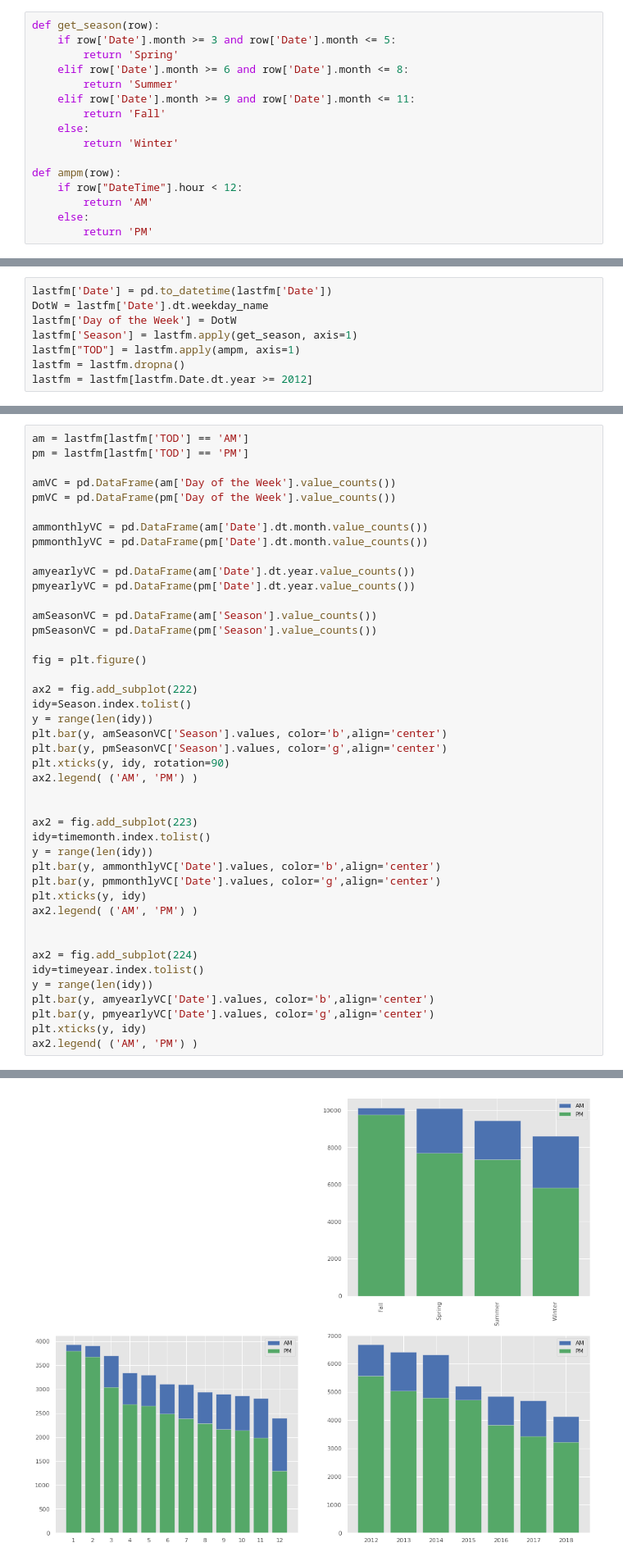
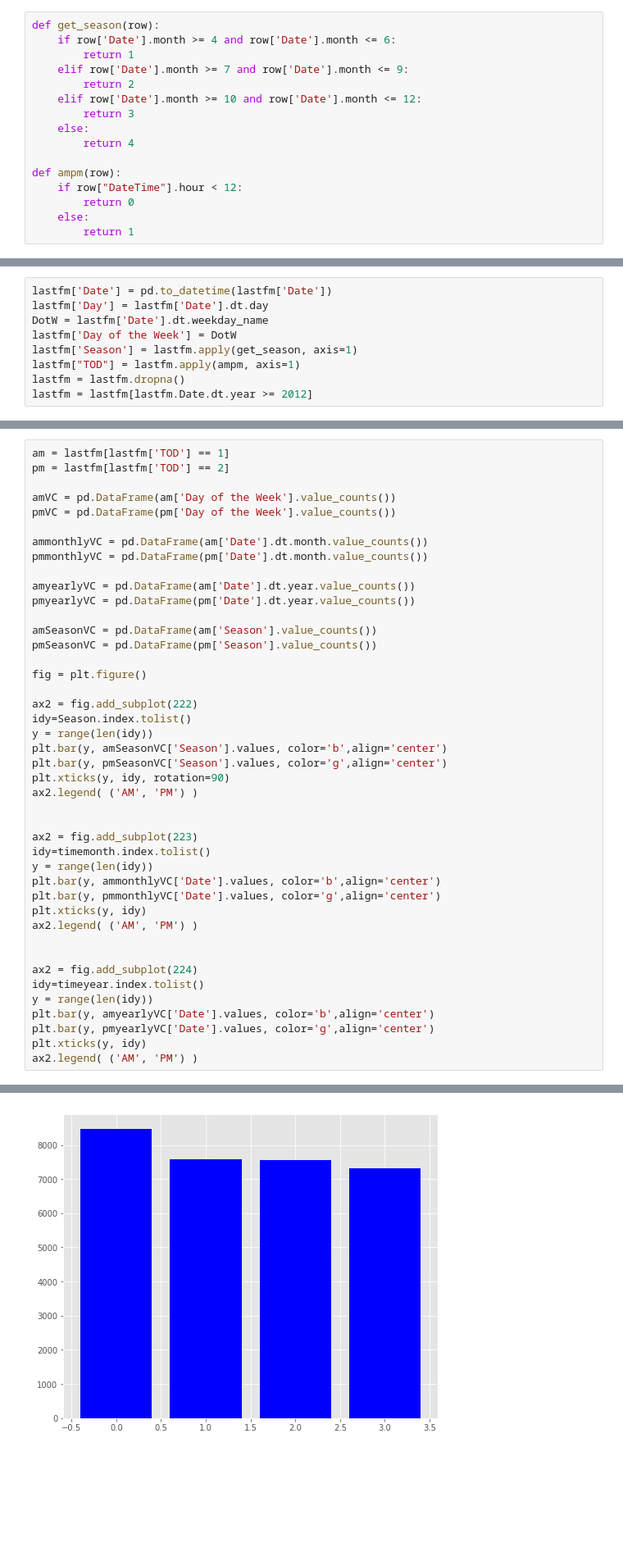
Before and after one commit to pabloarshid/playingwithlastfmdata, a Jupyter notebook: Untitled.ipynb, the cells around one changed output, grey strips where cells are left out. Shown: that part at 82% size. Drawn from its saved outputs; the diff is of its cells as text; blank space fills up the shorter version.

```diff
--- a/Untitled.ipynb
+++ b/Untitled.ipynb
@@ -6,19 +30,19 @@ lastfm = pd.read_csv('umarsabir.csv', names = headers, parse_dates=[3])
 # %%
 def get_season(row):
-    if row['Date'].month >= 3 and row['Date'].month <= 5:
-        return 'Spring'
-    elif row['Date'].month >= 6 and row['Date'].month <= 8:
-        return 'Summer'
-    elif row['Date'].month >= 9 and row['Date'].month <= 11:
-        return 'Fall'
+    if row['Date'].month >= 4 and row['Date'].month <= 6:
+        return 1
+    elif row['Date'].month >= 7 and row['Date'].month <= 9:
+        return 2
+    elif row['Date'].month >= 10 and row['Date'].month <= 12:
+        return 3
     else:
-        return 'Winter'
+        return 4
 
 def ampm(row):
     if row["DateTime"].hour < 12:
-        return 'AM'
+        return 0
     else:
-        return 'PM'
+        return 1
 # %%
 temp = pd.DatetimeIndex(lastfm['DateTime'])
 lastfm['DateTime'] = pd.DatetimeIndex(lastfm['DateTime'])
@@ -26,6 +50,7 @@ lastfm['Date'] = temp.date
 lastfm['Time'] = temp.time
 # %%
 lastfm['Date'] = pd.to_datetime(lastfm['Date'])
+lastfm['Day'] = lastfm['Date'].dt.day
 DotW = lastfm['Date'].dt.weekday_name
 lastfm['Day of the Week'] = DotW
 lastfm['Season'] = lastfm.apply(get_season, axis=1)
@@ -114,6 +159,6 @@ plt.bar(specificTime.index, specificTime.DateTime.values)
 # %%
-am = lastfm[lastfm['TOD'] == 'AM']
-pm = lastfm[lastfm['TOD'] == 'PM']
+am = lastfm[lastfm['TOD'] == 1]
+pm = lastfm[lastfm['TOD'] == 2]
 
 amVC = pd.DataFrame(am['Day of the Week'].value_counts())
 pmVC = pd.DataFrame(pm['Day of the Week'].value_counts())
@@ -159,2 +204,2 @@ ax2.legend( ('AM', 'PM') )
-[figure, old version]
+[figure, new version]
 # %%
```
Also changed, not shown: parts of 21 cells of this notebook, 8 other files.
